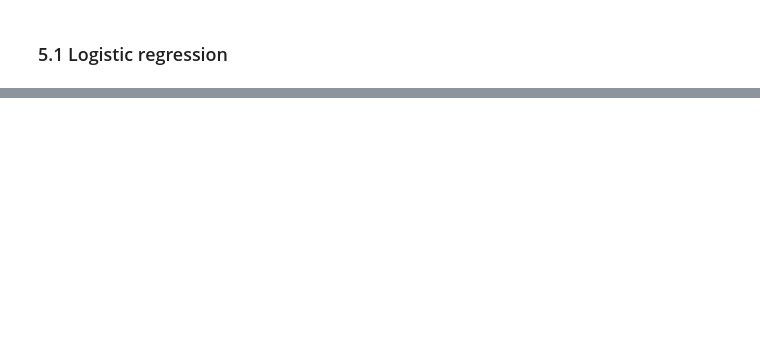
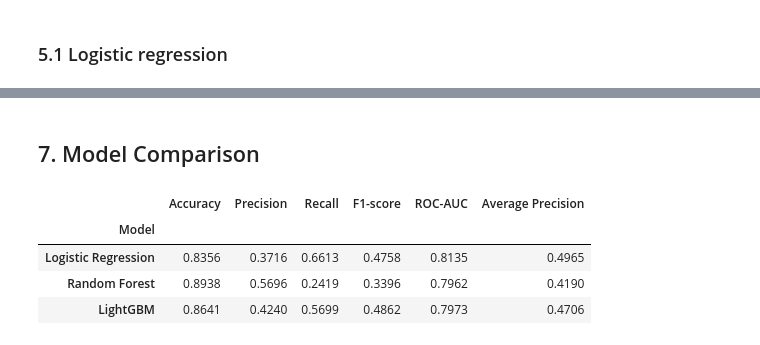
Before and after one commit to andrewgabrielm/Response_to_Marketing, a Jupyter notebook: notebooks/01_eda_modeling.ipynb, the cells around one changed output, grey strips where cells are left out. Drawn from its saved outputs; the diff is of its cells as text; code cells hidden in the pictures; blank space fills up the shorter version.

```diff
--- a/notebooks/01_eda_modeling.ipynb
+++ b/notebooks/01_eda_modeling.ipynb
@@ -719,0 +890,6 @@ from sklearn.linear_model import LogisticRegression
+# %%
+lgb_model.fit(
+    X_train_lgb,
+    y_train,
+    categorical_feature=categorical_cols
+)
@@ -719,0 +972,7 @@ from sklearn.linear_model import LogisticRegression
+# %%
+lr_metrics = evaluate_model(
+    "Logistic Regression",
+    lr_model,
+    X_val,
+    y_val
+)
@@ -719,0 +994,8 @@ from sklearn.linear_model import LogisticRegression
+# %%
+
+rf_metrics = evaluate_model(
+    "Random Forest",
+    rf_model,
+    X_val,
+    y_val
+)
@@ -719,0 +1017,3 @@ from sklearn.linear_model import LogisticRegression
+# %%
+
+lgb_metrics = evaluate_model("LightGBM",lgb_model,X_val_lgb,y_val)
@@ -719,0 +1035,18 @@ from sklearn.linear_model import LogisticRegression
+# %% [markdown]
+## 7. Model Comparison
+# %%
+results = pd.DataFrame([
+    lr_metrics,
+    rf_metrics,
+    lgb_metrics
+])
+
+results = results.set_index("Model")
+
+results.round(4)
+# %% [output]
+|  | Accuracy | Precision | Recall | F1-score | ROC-AUC | Average Precision |
+| Model |  |  |  |  |  |  |
+| Logistic Regression | 0.8356 | 0.3716 | 0.6613 | 0.4758 | 0.8135 | 0.4965 |
+| Random Forest | 0.8938 | 0.5696 | 0.2419 | 0.3396 | 0.7962 | 0.4190 |
+| LightGBM | 0.8641 | 0.4240 | 0.5699 | 0.4862 | 0.7973 | 0.4706 |
```
Also changed, not shown: parts of 45 cells of this notebook, 5 other files.
